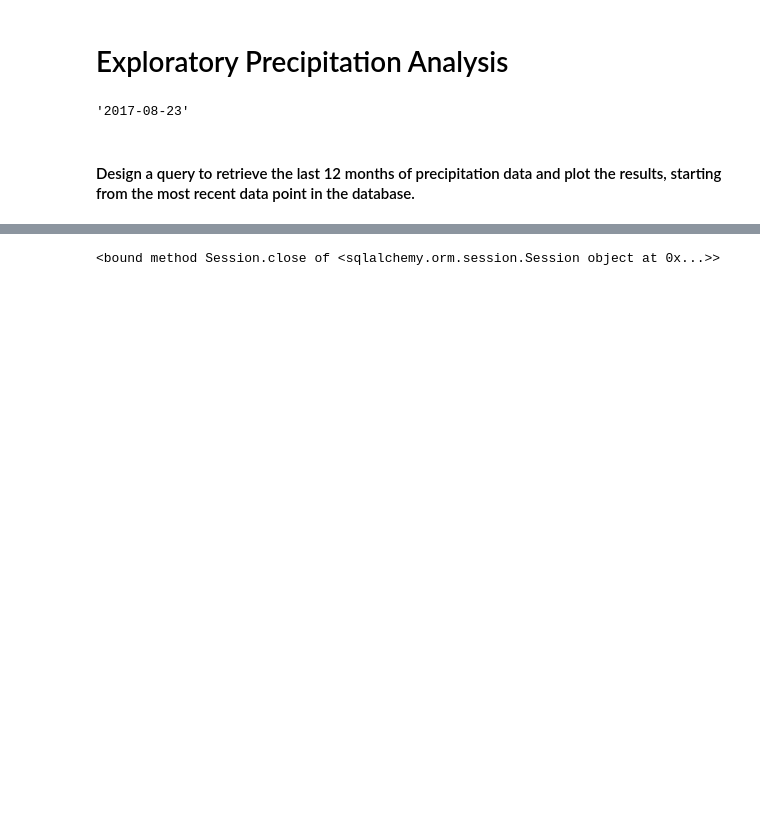
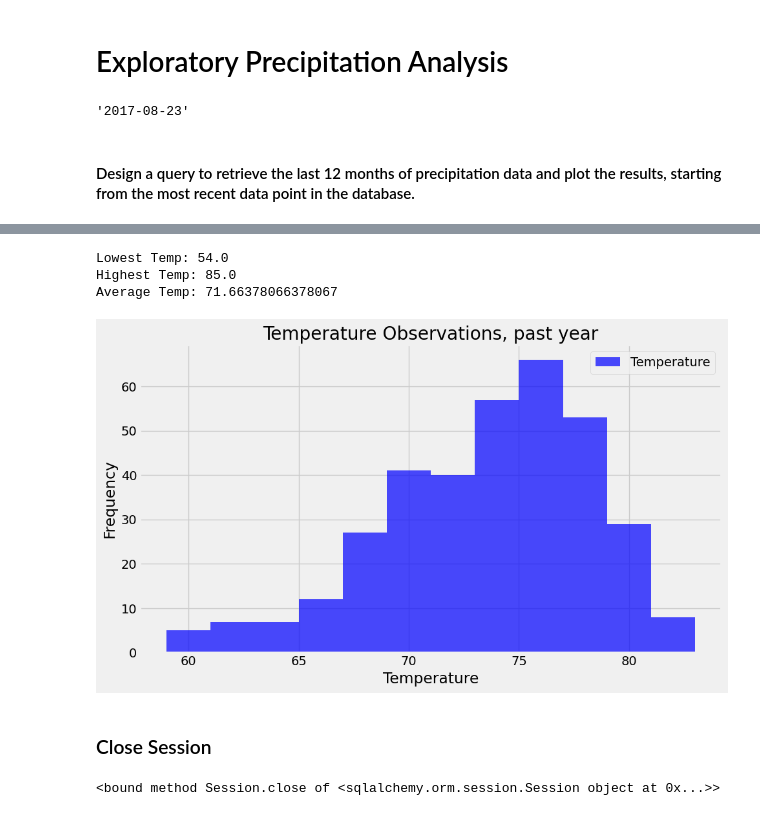
Before and after one commit to JNorthData/sqlalchemy-challenge, a Jupyter notebook: SurfsUp/SQLAlchemy_script.ipynb, the cells around one changed output, grey strips where cells are left out. Saved outputs shown, nothing was run; the diff lists cells and outputs as text; code cells hidden in the pictures; blank space fills up the shorter version.

```diff
--- a/SurfsUp/SQLAlchemy_script.ipynb
+++ b/SurfsUp/SQLAlchemy_script.ipynb
@@ -126,0 +134,8 @@ Name: prcp, dtype: float64
+# %%
+# Design a query to find the most active stations (i.e. which stations have the most rows?)
+# List the stations and their counts in descending order.
+
+
+station_counts = M_data.groupby('station').size()
+
+station_counts.sort_values(ascending=False)
@@ -127,3 +154,46 @@ Name: prcp, dtype: float64
+# %%
+# Using the most active station id from the previous query, calculate the lowest, highest, and average temperature.
+
+most_active = station_counts.nlargest(1).index[0]
+
+most_active_df = M_data[M_data['station'] == most_active]
+
+mas_lo = most_active_df['tobs'].min()
+mas_hi = most_active_df['tobs'].max()
+mas_avg = most_active_df['tobs'].mean()
+
+print(f'Lowest Temp: {mas_lo}')
+print(f'Highest Temp: {mas_hi}')
+print(f'Average Temp: {mas_avg}')
+# %% [output]
+Lowest Temp: 54.0
+Highest Temp: 85.0
+Average Temp: 71.66378066378067
+# %%
+# Using the most active station id
+# Query the last 12 months of temperature observation data for this station and plot the results as a histogram
+
+mas_temp_1yr = year_precip[year_precip['station'] == most_active]
+
+# Set up the plot
+plt.figure(figsize=(10, 6))  # Set the figure size
+
+# Create a histogram of temperatures with 12 bins
+plt.hist(mas_temp_1yr['tobs'], bins=12, color='blue', alpha=0.7)
+
+# Configure the plot
+plt.xlabel('Temperature')
+plt.ylabel('Frequency')
+plt.title('Temperature Observations, past year')
+plt.legend(['Temperature'], loc='upper right')
+
+# Show the plot
+plt.tight_layout()
+plt.show()
+# %% [output]
+[figure, added]
+# %% [markdown]
+### Close Session
 # %%
 session.close
 # %% [output]
```
Also changed, not shown: parts of 7 cells of this notebook.
